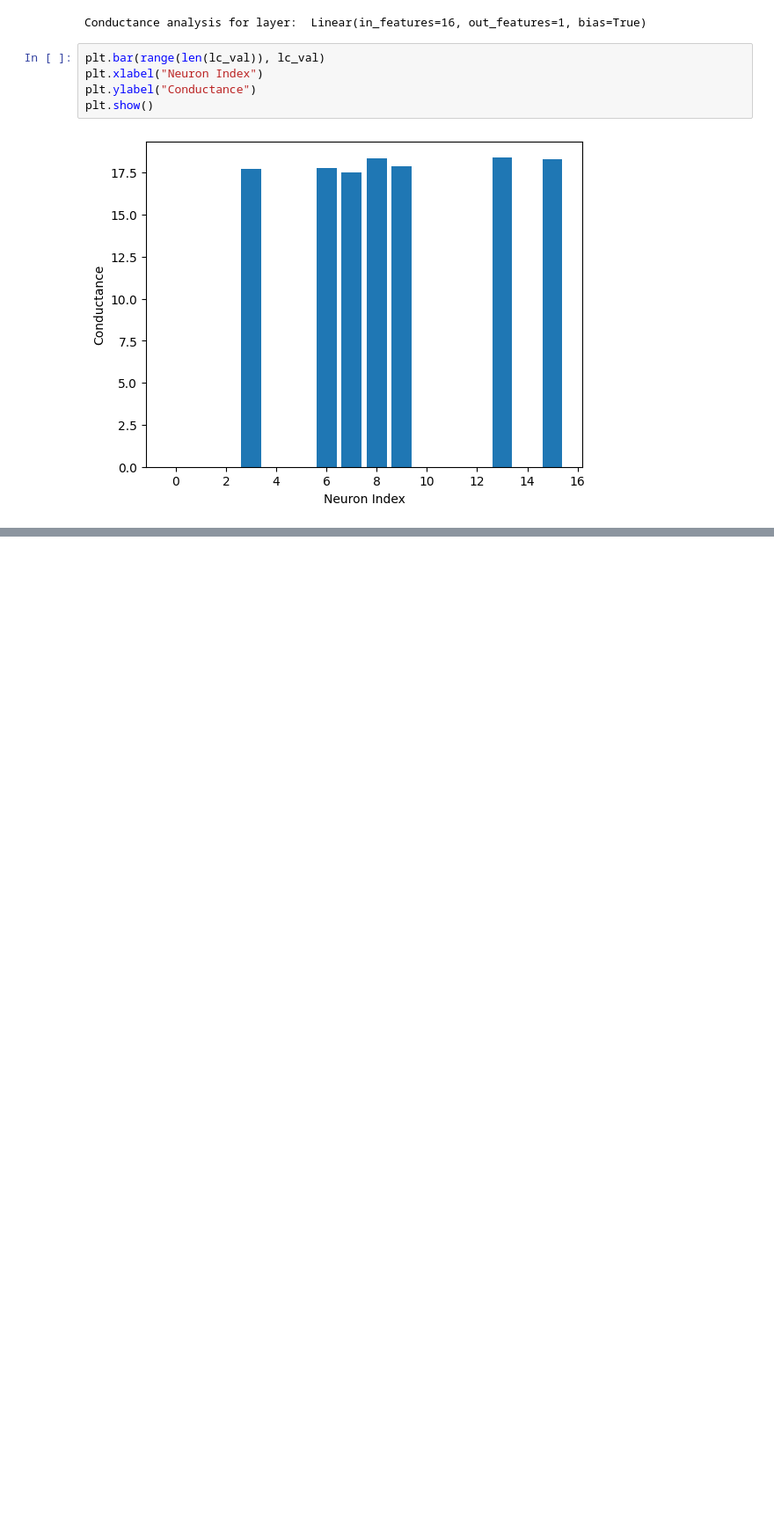
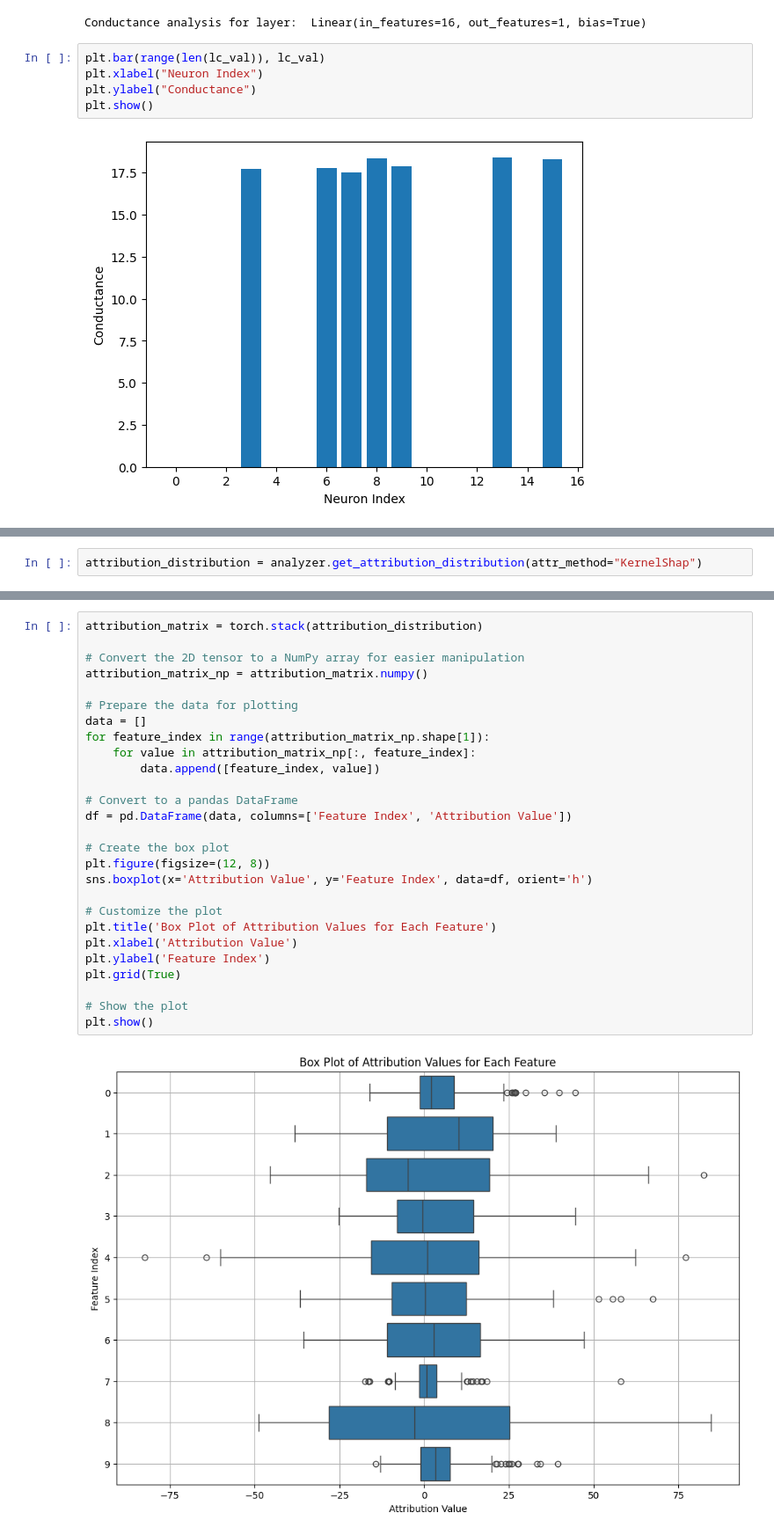
Before and after one commit to sequential-parameter-optimization/spotXAI, a Jupyter notebook: Notebooks/demo_general.ipynb, the cells around one changed output, grey strips where cells are left out. Shown at 88% size. Saved outputs shown, nothing was run; the diff lists cells and outputs as text; blank space fills up the shorter version.

Commit message:
add attribution distribution

```diff
--- a/Notebooks/demo_general.ipynb
+++ b/Notebooks/demo_general.ipynb
@@ -155,0 +160,2 @@ plt.show()
+# %%
+attribution_distribution = analyzer.get_attribution_distribution(attr_method="KernelShap")
@@ -155,0 +182,29 @@ plt.show()
+# %%
+attribution_matrix = torch.stack(attribution_distribution)
+
+# Convert the 2D tensor to a NumPy array for easier manipulation
+attribution_matrix_np = attribution_matrix.numpy()
+
+# Prepare the data for plotting
+data = []
+for feature_index in range(attribution_matrix_np.shape[1]):
+    for value in attribution_matrix_np[:, feature_index]:
+        data.append([feature_index, value])
+
+# Convert to a pandas DataFrame
+df = pd.DataFrame(data, columns=['Feature Index', 'Attribution Value'])
+
+# Create the box plot
+plt.figure(figsize=(12, 8))
+sns.boxplot(x='Attribution Value', y='Feature Index', data=df, orient='h')
+
+# Customize the plot
+plt.title('Box Plot of Attribution Values for Each Feature')
+plt.xlabel('Attribution Value')
+plt.ylabel('Feature Index')
+plt.grid(True)
+
+# Show the plot
+plt.show()
+# %% [output]
+[figure, added]
```
Also changed, not shown: parts of 6 cells of this notebook, 1 other file.
